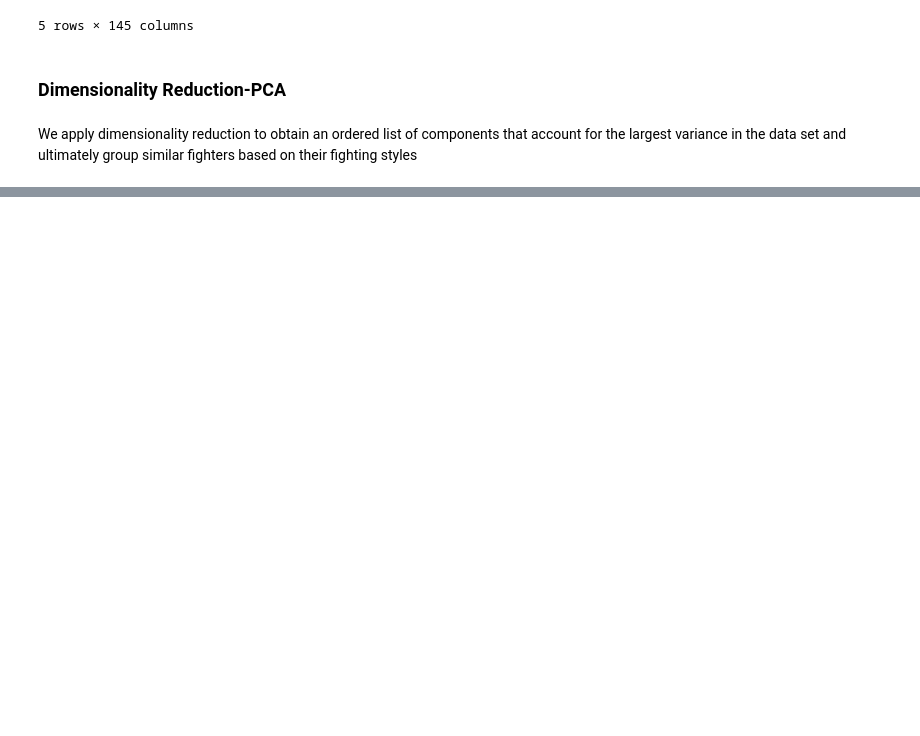
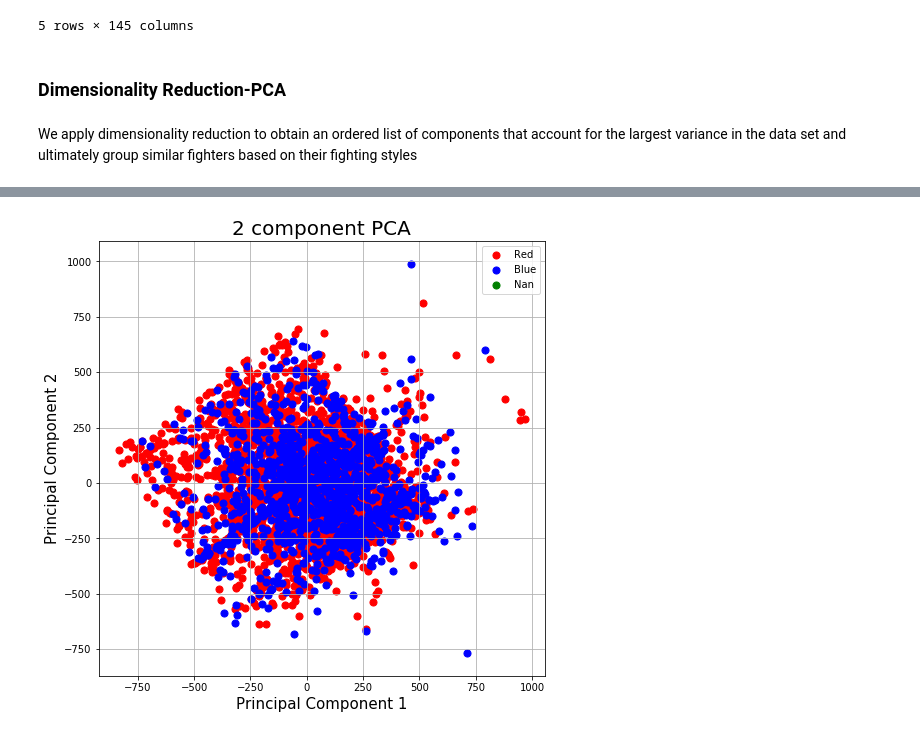
Before and after one commit to abasiamaakpan/UFC_Data_Mining_Project, a Jupyter notebook: Project.ipynb, the cells around one changed output, grey strips where cells are left out. Drawn from its saved outputs; the diff is of its cells as text; code cells hidden in the pictures; blank space fills up the shorter version.

```diff
--- a/Project.ipynb
+++ b/Project.ipynb
@@ -250,6 +174,0 @@ df_new=df.drop(columns=["R_fighter","B_fighter","Referee","date","location","Win
-# %%
-from sklearn import (cluster, datasets, decomposition, ensemble, manifold, random_projection)
-
-pca = decomposition.PCA(n_components=4)
-X_pca=pca.fit_transform(df_new)
-X_pca
@@ -275,0 +175,18 @@ AttributeError: 'DataFrame' object has no attribute 'data'
+# %%
+
+# Compute (two-dimensional) PCA on the digits dataset
+
+#print("Computing PCA projection..."),
+pca_new = decomposition.PCA(n_components=2)
+X_pca_new = pca.fit_transform(df_new)
+X_pca_new
+
+principalDf = pd.DataFrame(data = X_pca_new
+             , columns = ['principal component 1', 'principal component 2'])
+# Plot PCA result
+#plot_embedding(X_pca, "Principal Components Projection of the Digits Dataset\n")
+# %%
+pd.set_option('display.max_rows', 6000)
+pd.set_option('display.max_columns', 6000)
+finalDf = pd.concat([principalDf, df[['Winner']]], axis = 1)
+finalDf
@@ -275,0 +211,20 @@ AttributeError: 'DataFrame' object has no attribute 'data'
+# %%
+ import matplotlib.pyplot as plt
+
+fig = plt.figure(figsize = (8,8))
+ax = fig.add_subplot(1,1,1)
+ax.set_xlabel('Principal Component 1', fontsize = 15)
+ax.set_ylabel('Principal Component 2', fontsize = 15)
+ax.set_title('2 component PCA', fontsize = 20)
+targets = ['Red', 'Blue','Nan']
+colors = ['r', 'b','g']
+for target, color in zip(targets,colors):
+    indicesToKeep = finalDf['Winner'] == target
+    ax.scatter(finalDf.loc[indicesToKeep, 'principal component 1']
+               , finalDf.loc[indicesToKeep, 'principal component 2']
+               , c = color
+               , s = 50)
+ax.legend(targets)
+ax.grid()
+# %% [output]
+[figure, added]
```
Also changed, not shown: parts of 28 cells of this notebook.
